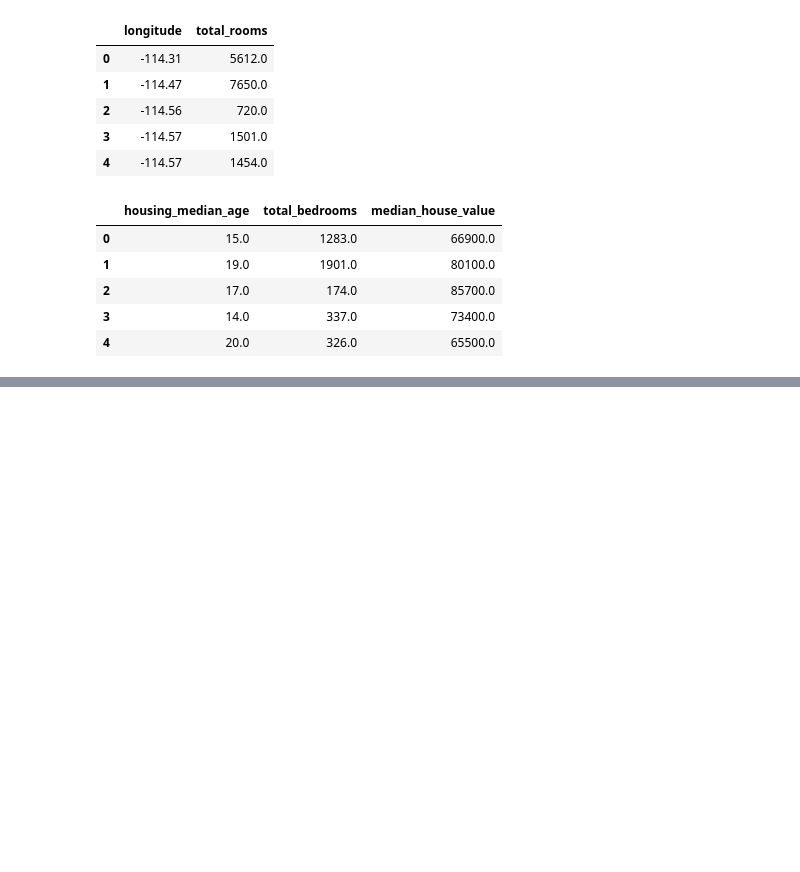
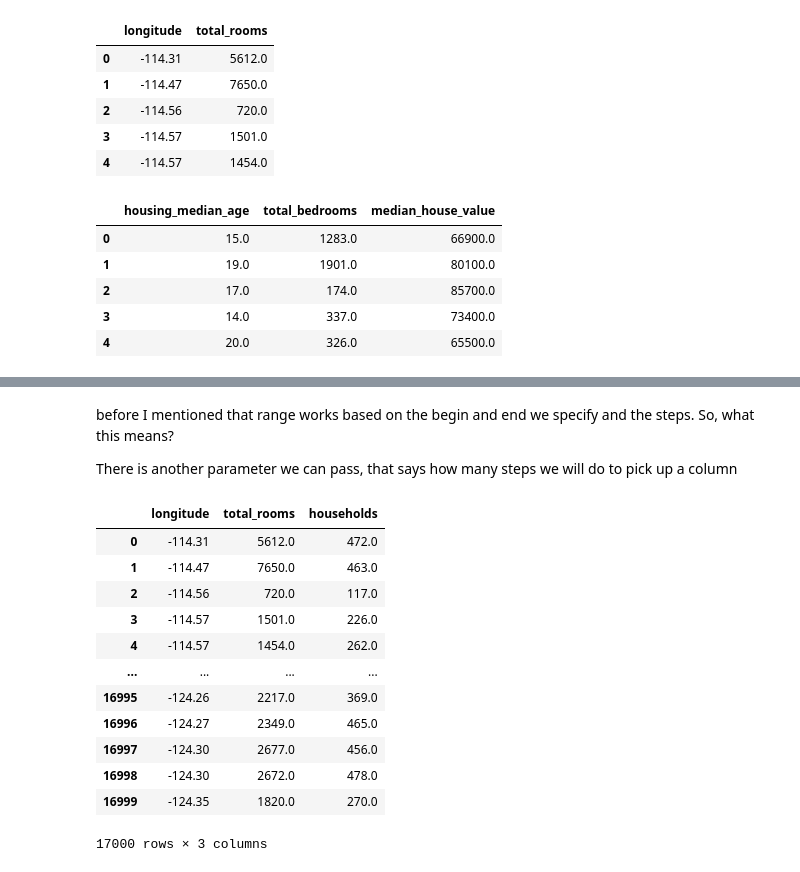
Before and after one commit to eduardagoulart/pandas_study, a Jupyter notebook: datas.ipynb, the cells around one changed output, grey strips where cells are left out. Drawn from its saved outputs; the diff is of its cells as text; code cells hidden in the pictures; blank space fills up the shorter version.

```diff
--- a/datas.ipynb
+++ b/datas.ipynb
@@ -269,0 +312,22 @@ iloc_subset.head()
+# %% [markdown]
+before I mentioned that range works based on the begin and end we specify and the steps. So, what this means?
+
+There is another parameter we can pass, that says how many steps we will do to pick up a column
+# %%
+subset_step = df.iloc[:, range(0, 7, 3)]
+# this means we will take a column over 3 steps
+subset_step
+# %% [output]
+|  | longitude | total_rooms | households |
+| 0 | -114.31 | 5612.0 | 472.0 |
+| 1 | -114.47 | 7650.0 | 463.0 |
+| 2 | -114.56 | 720.0 | 117.0 |
+| 3 | -114.57 | 1501.0 | 226.0 |
+| 4 | -114.57 | 1454.0 | 262.0 |
+| ... | ... | ... | ... |
+| 16995 | -124.26 | 2217.0 | 369.0 |
+| 16996 | -124.27 | 2349.0 | 465.0 |
+| 16997 | -124.30 | 2677.0 | 456.0 |
+| 16998 | -124.30 | 2672.0 | 478.0 |
+| 16999 | -124.35 | 1820.0 | 270.0 |
+17000 rows × 3 columns
```
Also changed, not shown: parts of 5 cells of this notebook.
